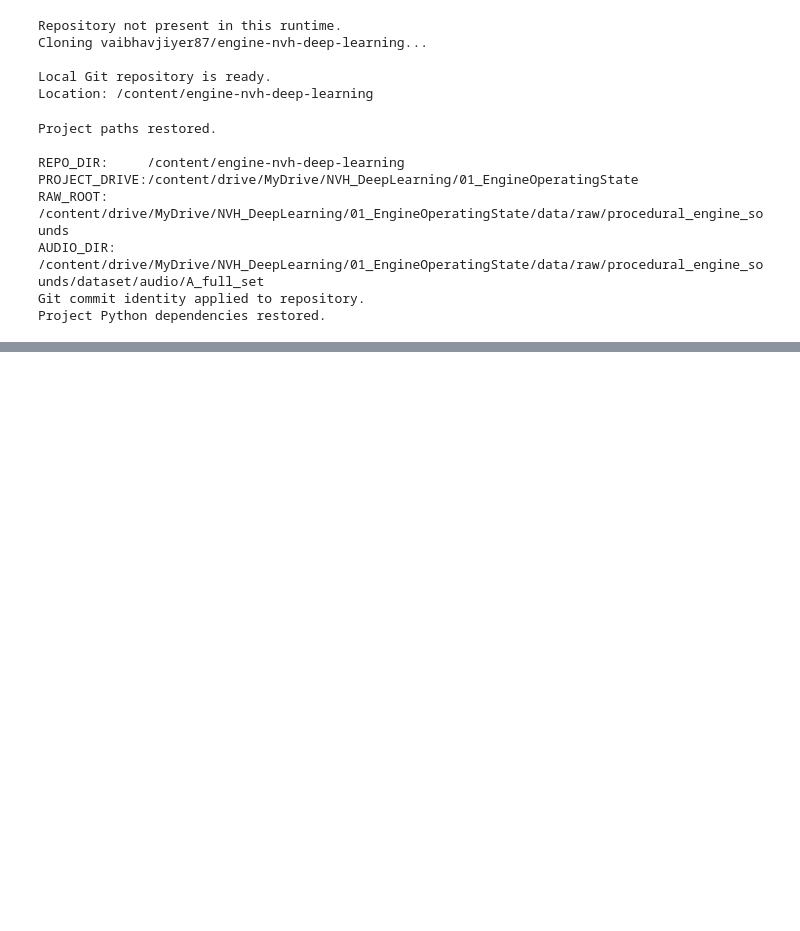
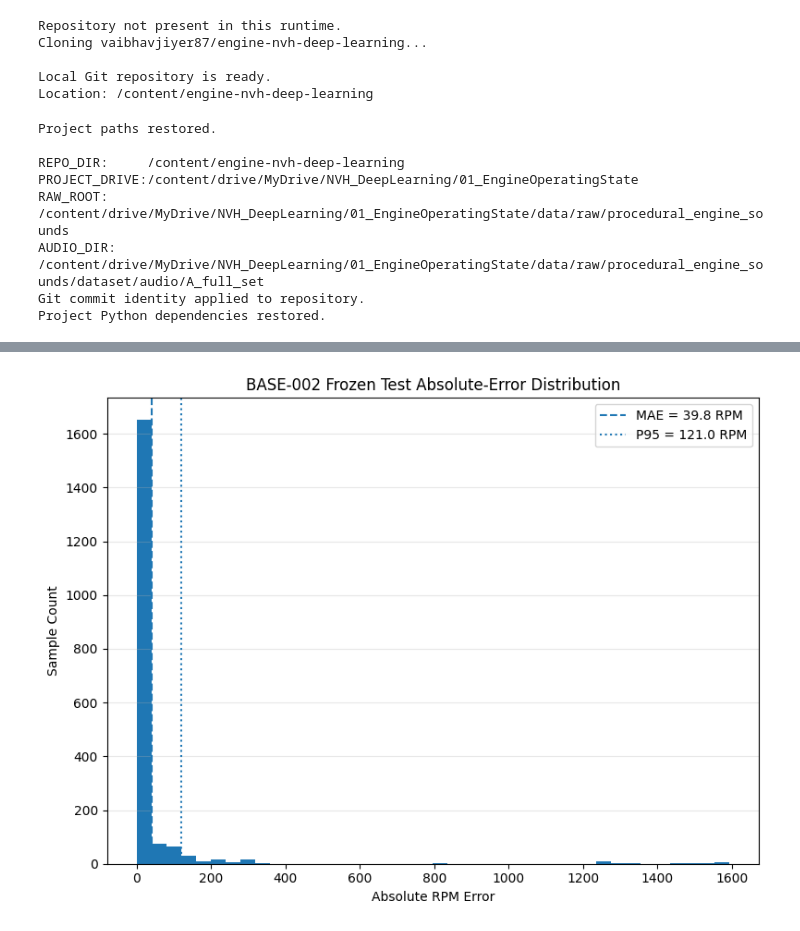
Before and after one commit to vaibhavjiyer87/engine-nvh-deep-learning, a Jupyter notebook: notebooks/07_baseline_models.ipynb, the cells around one changed output, grey strips where cells are left out. Cells and saved outputs as stored; diff of their text form; code cells hidden in the pictures; blank space fills up the shorter version.

```diff
--- a/notebooks/07_baseline_models.ipynb
+++ b/notebooks/07_baseline_models.ipynb
@@ -1286,0 +2811,72 @@ PASS: ORDER-001 loaded.
+# %%
+# Step 12C — Absolute-error distribution
+
+fig, ax = plt.subplots(
+    figsize=(8, 6)
+)
+
+ax.hist(
+    test_predictions[
+        "absolute_error_rpm"
+    ],
+    bins=40,
+)
+
+ax.axvline(
+    test_metrics["mae_rpm"],
+    linestyle="--",
+    label=(
+        f"MAE = "
+        f"{test_metrics['mae_rpm']:.1f} RPM"
+    ),
+)
+
+ax.axvline(
+    test_metrics[
+        "p95_absolute_error_rpm"
+    ],
+    linestyle=":",
+    label=(
+        f"P95 = "
+        f"{test_metrics['p95_absolute_error_rpm']:.1f} RPM"
+    ),
+)
+
+ax.set_xlabel(
+    "Absolute RPM Error"
+)
+
+ax.set_ylabel(
+    "Sample Count"
+)
+
+ax.set_title(
+    "BASE-002 Frozen Test "
+    "Absolute-Error Distribution"
+)
+
+ax.legend()
+
+ax.grid(
+    True,
+    axis="y",
+    alpha=0.3,
+)
+
+fig.tight_layout()
+
+output_path = (
+    BASELINE_MODEL_FIGURE_DIR
+    / "04_base002_test_absolute_error_distribution.png"
+)
+
+fig.savefig(
+    output_path,
+    dpi=300,
+    bbox_inches="tight",
+)
+
+plt.show()
+plt.close(fig)
+# %% [output]
+[figure, added]
```
Also changed, not shown: parts of 36 cells of this notebook.
